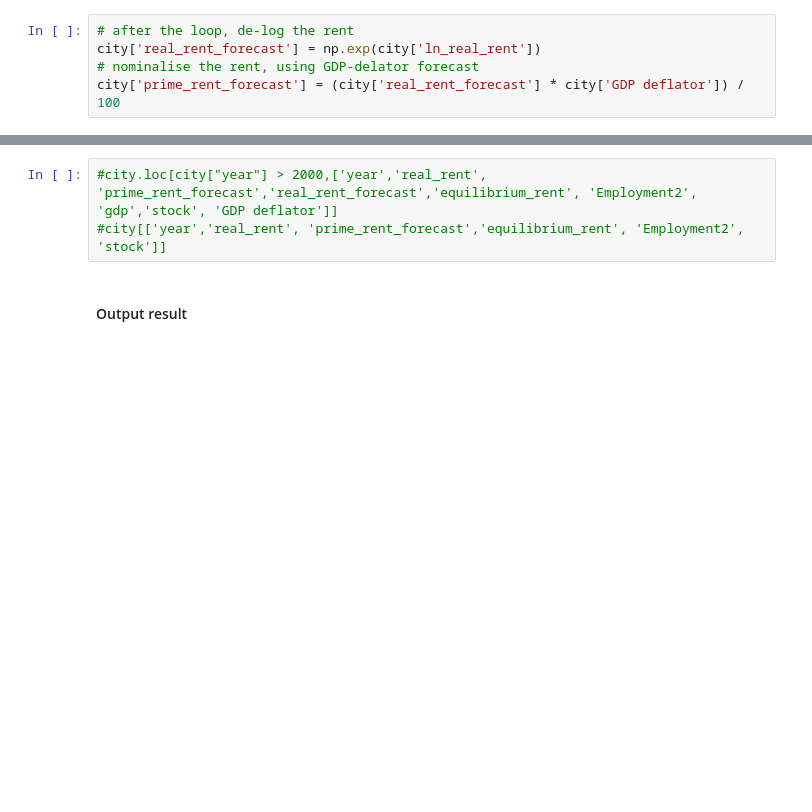
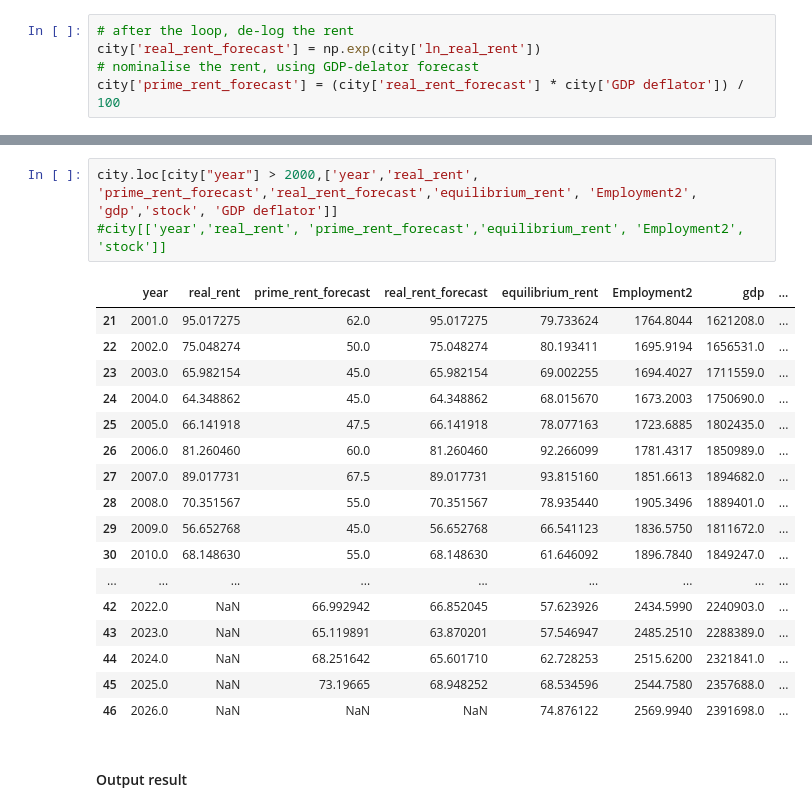
Before and after one commit to maiiasleptcova/KF-Python-projects, a Jupyter notebook: CL_office_rent_forecast.ipynb, the cells around one changed output, grey strips where cells are left out. Cells and saved outputs as stored; diff of their text form; blank space fills up the shorter version.

```diff
--- a/CL_office_rent_forecast.ipynb
+++ b/CL_office_rent_forecast.ipynb
@@ -722,6 +776,24 @@ city.plot(x='year', y='prime_rent_forecast', title = 'Prime rent (nominal) - Cit
 # %%
-#city.loc[city["year"] > 2000,['year','real_rent', 'prime_rent_forecast','real_rent_forecast','equilibrium_rent', 'Employment2', 'gdp','stock', 'GDP deflator']]
+city.loc[city["year"] > 2000,['year','real_rent', 'prime_rent_forecast','real_rent_forecast','equilibrium_rent', 'Employment2', 'gdp','stock', 'GDP deflator']]
 #city[['year','real_rent', 'prime_rent_forecast','equilibrium_rent', 'Employment2', 'stock']]
+# %% [output]
+|  | year | real_rent | prime_rent_forecast | real_rent_forecast | equilibrium_rent | Employment2 | gdp | ... |
+| 21 | 2001.0 | 95.017275 | 62.0 | 95.017275 | 79.733624 | 1764.8044 | 1621208.0 | ... |
+| 22 | 2002.0 | 75.048274 | 50.0 | 75.048274 | 80.193411 | 1695.9194 | 1656531.0 | ... |
+| 23 | 2003.0 | 65.982154 | 45.0 | 65.982154 | 69.002255 | 1694.4027 | 1711559.0 | ... |
+| 24 | 2004.0 | 64.348862 | 45.0 | 64.348862 | 68.015670 | 1673.2003 | 1750690.0 | ... |
+| 25 | 2005.0 | 66.141918 | 47.5 | 66.141918 | 78.077163 | 1723.6885 | 1802435.0 | ... |
+| 26 | 2006.0 | 81.260460 | 60.0 | 81.260460 | 92.266099 | 1781.4317 | 1850989.0 | ... |
+| 27 | 2007.0 | 89.017731 | 67.5 | 89.017731 | 93.815160 | 1851.6613 | 1894682.0 | ... |
+| 28 | 2008.0 | 70.351567 | 55.0 | 70.351567 | 78.935440 | 1905.3496 | 1889401.0 | ... |
+| 29 | 2009.0 | 56.652768 | 45.0 | 56.652768 | 66.541123 | 1836.5750 | 1811672.0 | ... |
+| 30 | 2010.0 | 68.148630 | 55.0 | 68.148630 | 61.646092 | 1896.7840 | 1849247.0 | ... |
+| ... | ... | ... | ... | ... | ... | ... | ... | ... |
+| 42 | 2022.0 | NaN | 66.992942 | 66.852045 | 57.623926 | 2434.5990 | 2240903.0 | ... |
+| 43 | 2023.0 | NaN | 65.119891 | 63.870201 | 57.546947 | 2485.2510 | 2288389.0 | ... |
+| 44 | 2024.0 | NaN | 68.251642 | 65.601710 | 62.728253 | 2515.6200 | 2321841.0 | ... |
+| 45 | 2025.0 | NaN | 73.19665 | 68.948252 | 68.534596 | 2544.7580 | 2357688.0 | ... |
+| 46 | 2026.0 | NaN | NaN | NaN | 74.876122 | 2569.9940 | 2391698.0 | ... |
 # %% [markdown]
 #### Output result
 # %%
```
Also changed, not shown: parts of 31 cells of this notebook.
